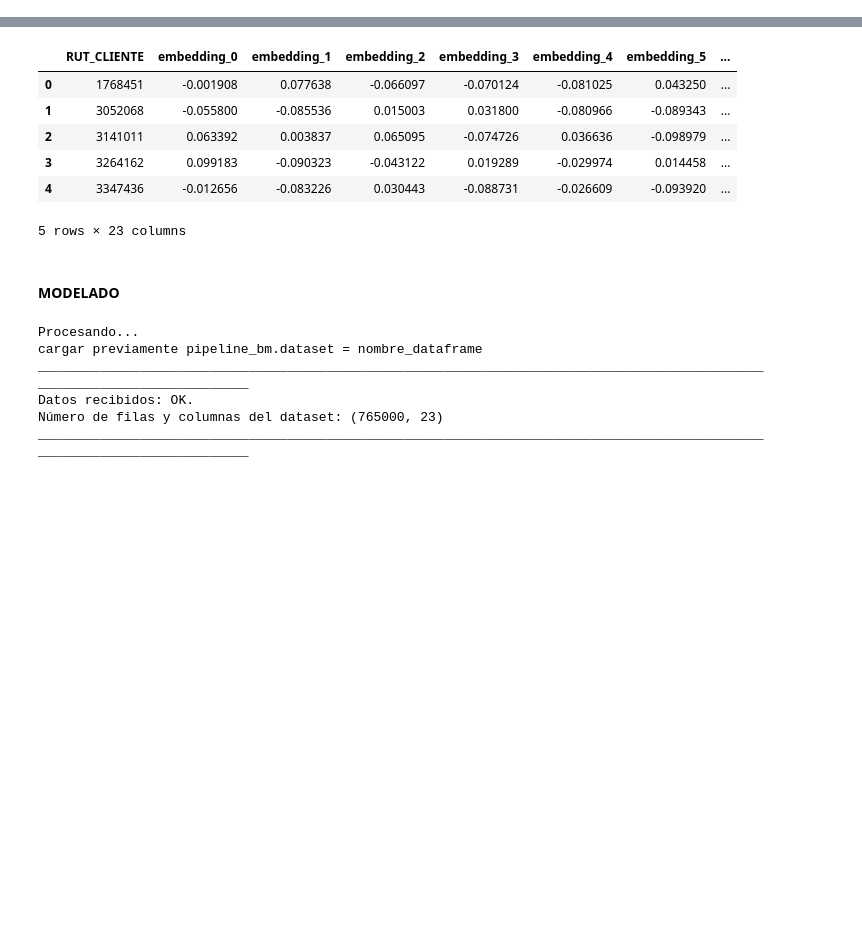
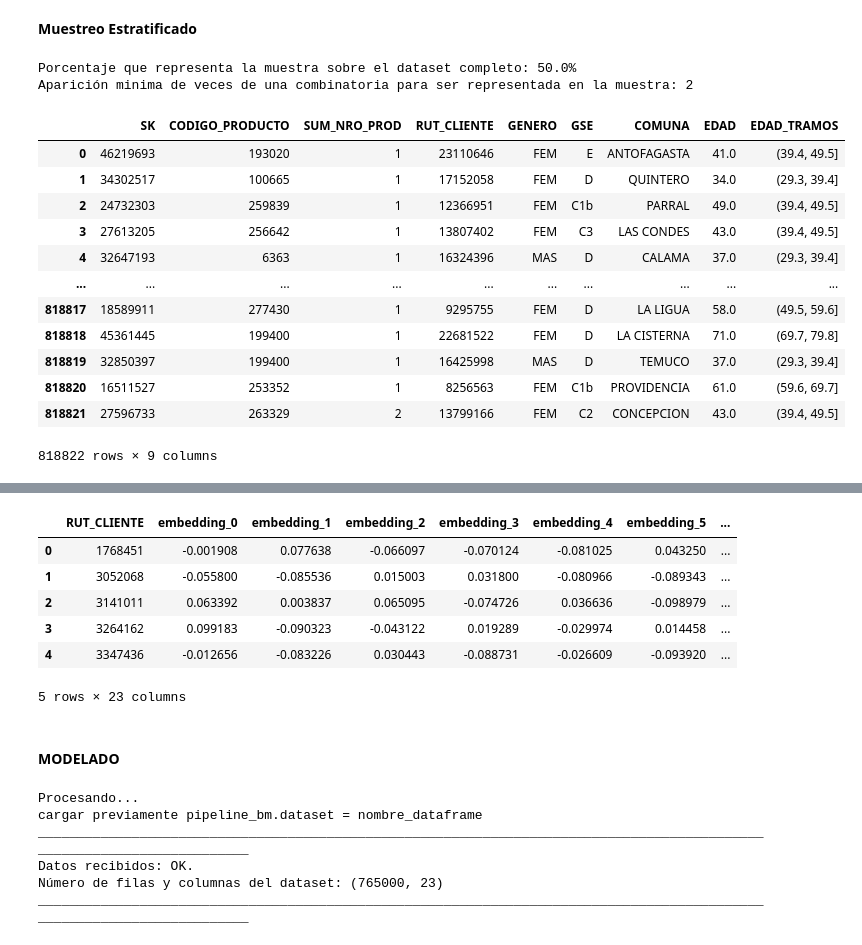
Before and after one commit to brauliomorgado/Cross-Selling-ML-Supervised, a Jupyter notebook: Prueba_Embbeding_final.ipynb, the cells around one changed output, grey strips where cells are left out. Drawn from its saved outputs; the diff is of its cells as text; code cells hidden in the pictures; blank space fills up the shorter version.

```diff
--- a/Prueba_Embbeding_final.ipynb
+++ b/Prueba_Embbeding_final.ipynb
@@ -37,0 +53,43 @@ df['RUT_CLIENTE']=((df['SK']+1599)/2).astype(int)
+# %% [markdown]
+**Muestreo Estratificado**
+# %%
+caracteristicas=pd.read_csv('../SR_CARACTERISTICAS.CSV',sep=';')
+df=df.merge(caracteristicas, how='left', on='RUT_CLIENTE')
+# %%
+min = df['EDAD'].min()
+max = df['EDAD'].max()
+tramos_edad = np.linspace(min, max, num=11)
+
+df['EDAD_TRAMOS'] = pd.cut(df['EDAD'], bins=tramos_edad, include_lowest=True).astype(str)
+# %%
+n_muestra=500000
+proporcion=(n_muestra/len(df))*100
+print( 'Porcentaje que representa la muestra sobre el dataset completo: '+ str(round(proporcion,2)) + '%')
+freq_min=100/proporcion
+print('Aparición minima de veces de una combinatoria para ser representada en la muestra: ' +str(int(freq_min)))
+# %% [output]
+Porcentaje que representa la muestra sobre el dataset completo: 50.0%
+Aparición minima de veces de una combinatoria para ser representada en la muestra: 2
+# %%
+#Identificar indices de casos con muy baja ocurrencia
+conteos = df.groupby(['GENERO', 'GSE', 'EDAD_TRAMOS','CODIGO_PRODUCTO']).size()
+# Filtrar las combinaciones con menos de "freq_min" apariciones
+conteos_filtrados = conteos[conteos >= freq_min]
+# Filtrar el DataFrame original para mantener solo las filas con combinaciones frecuentes
+df_filtered = df[df.set_index(['GENERO', 'GSE', 'EDAD_TRAMOS','CODIGO_PRODUCTO']).index.isin(conteos_filtrados.index)].reset_index(drop=True)
+# %%
+df_filtered
+# %% [output]
+|  | SK | CODIGO_PRODUCTO | SUM_NRO_PROD | RUT_CLIENTE | GENERO | GSE | COMUNA | EDAD | EDAD_TRAMOS |
+| 0 | 46219693 | 193020 | 1 | 23110646 | FEM | E | ANTOFAGASTA | 41.0 | (39.4, 49.5] |
+| 1 | 34302517 | 100665 | 1 | 17152058 | FEM | D | QUINTERO | 34.0 | (29.3, 39.4] |
+| 2 | 24732303 | 259839 | 1 | 12366951 | FEM | C1b | PARRAL | 49.0 | (39.4, 49.5] |
+| 3 | 27613205 | 256642 | 1 | 13807402 | FEM | C3 | LAS CONDES | 43.0 | (39.4, 49.5] |
+| 4 | 32647193 | 6363 | 1 | 16324396 | MAS | D | CALAMA | 37.0 | (29.3, 39.4] |
+| ... | ... | ... | ... | ... | ... | ... | ... | ... | ... |
+| 818817 | 18589911 | 277430 | 1 | 9295755 | FEM | D | LA LIGUA | 58.0 | (49.5, 59.6] |
+| 818818 | 45361445 | 199400 | 1 | 22681522 | FEM | D | LA CISTERNA | 71.0 | (69.7, 79.8] |
+| 818819 | 32850397 | 199400 | 1 | 16425998 | MAS | D | TEMUCO | 37.0 | (29.3, 39.4] |
+| 818820 | 16511527 | 253352 | 1 | 8256563 | FEM | C1b | PROVIDENCIA | 61.0 | (59.6, 69.7] |
+| 818821 | 27596733 | 263329 | 2 | 13799166 | FEM | C2 | CONCEPCION | 43.0 | (39.4, 49.5] |
+818822 rows × 9 columns
```
Also changed, not shown: parts of 18 cells of this notebook.
